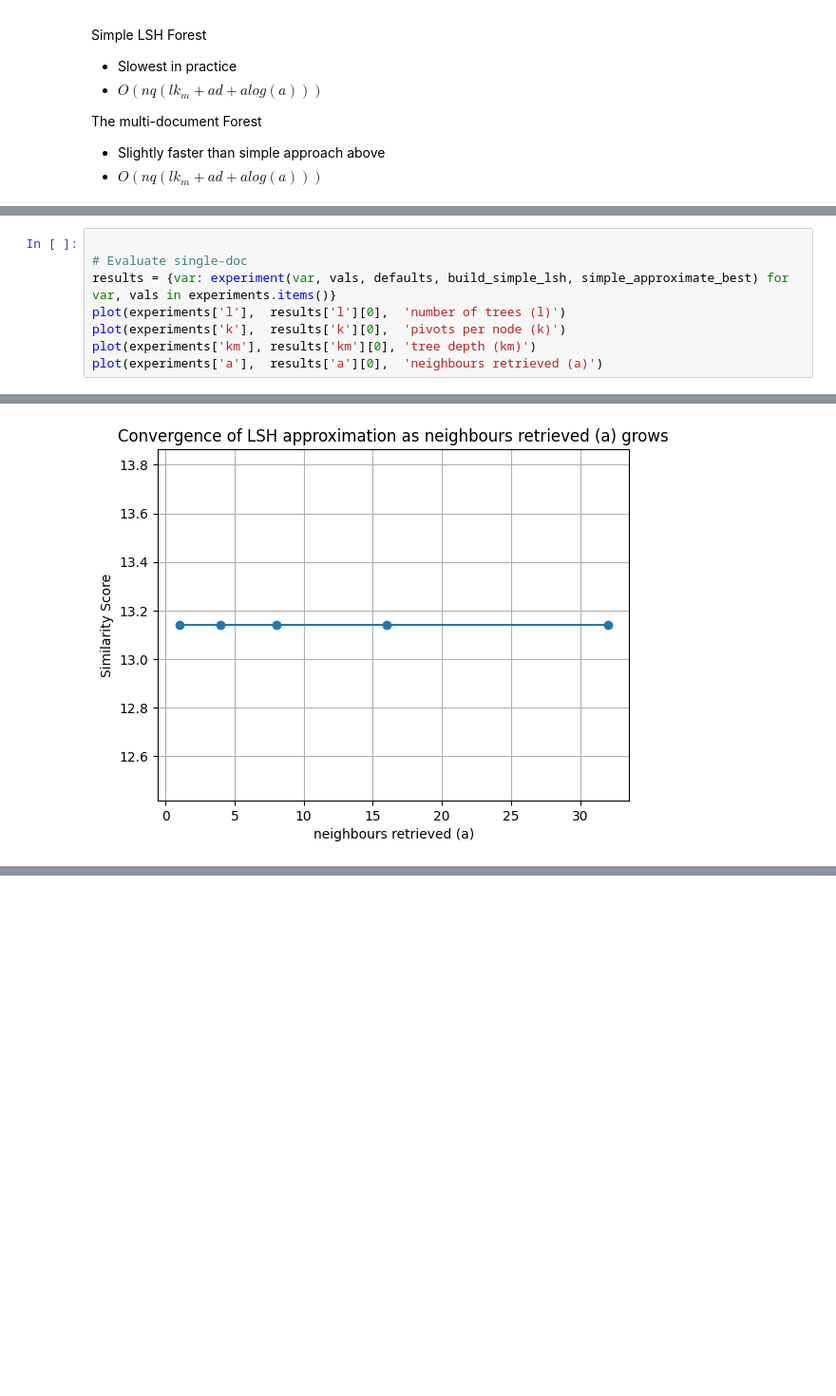
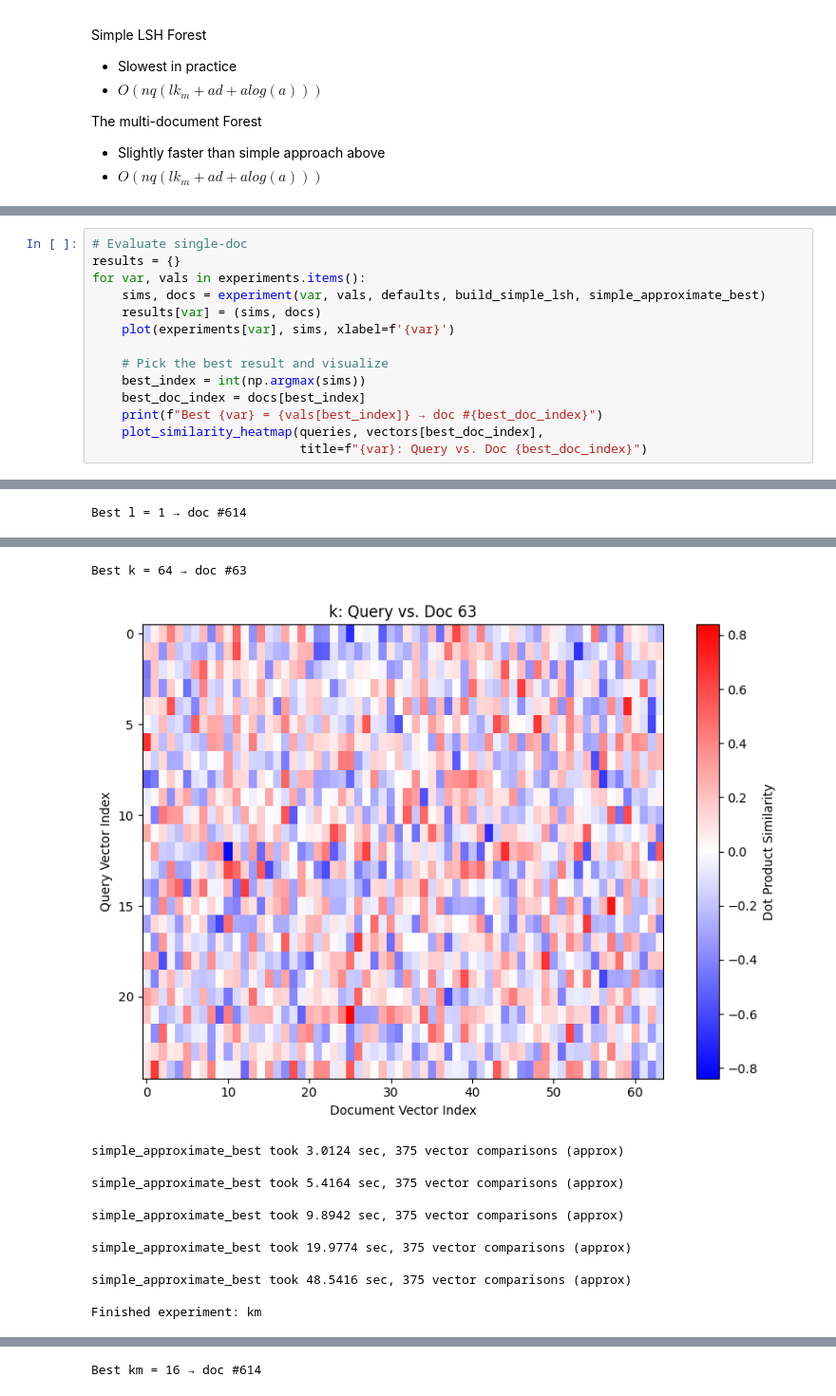
Before and after one commit to YuvalShemla/lsh-forest-for-multi-vector-retrieval, a Jupyter notebook: notebooks/chamfer_approximation.ipynb, the cells around one changed output, grey strips where cells are left out. Shown: that part at 95% size. Drawn from its saved outputs; the diff is of its cells as text; blank space fills up the shorter version.

Commit message:
added some time logs and matching heatmaps for debugging/figures

```diff
--- a/notebooks/chamfer_approximation.ipynb
+++ b/notebooks/chamfer_approximation.ipynb
@@ -140,11 +202,17 @@ print(best)
 # %% [output]
 (15.287652015686035, 63)
 # %%
+# Evaluate single-doc
+results = {}
+for var, vals in experiments.items():
+    sims, docs = experiment(var, vals, defaults, build_simple_lsh, simple_approximate_best)
+    results[var] = (sims, docs)
+    plot(experiments[var], sims, xlabel=f'{var}')
 
-# Evaluate single-doc
-results = {var: experiment(var, vals, defaults, build_simple_lsh, simple_approximate_best) for var, vals in experiments.items()}
-plot(experiments['l'],  results['l'][0],  'number of trees (l)')
-plot(experiments['k'],  results['k'][0],  'pivots per node (k)')
-plot(experiments['km'], results['km'][0], 'tree depth (km)')
-plot(experiments['a'],  results['a'][0],  'neighbours retrieved (a)')
+    # Pick the best result and visualize
+    best_index = int(np.argmax(sims))
+    best_doc_index = docs[best_index]
+    print(f"Best {var} = {vals[best_index]} → doc #{best_doc_index}")
+    plot_similarity_heatmap(queries, vectors[best_doc_index],
+                            title=f"{var}: Query vs. Doc {best_doc_index}")
 # %% [output]
@@ -155,0 +231 @@ Finished experiment: a
+Best l = 1 → doc #614
@@ -158 +245,13 @@ Finished experiment: a
+Best k = 64 → doc #63
-[figure, old version]
+[figure, new version]
+simple_approximate_best took 3.0124 sec, 375 vector comparisons (approx)
+
+simple_approximate_best took 5.4164 sec, 375 vector comparisons (approx)
+
+simple_approximate_best took 9.8942 sec, 375 vector comparisons (approx)
+
+simple_approximate_best took 19.9774 sec, 375 vector comparisons (approx)
+
+simple_approximate_best took 48.5416 sec, 375 vector comparisons (approx)
+
+Finished experiment: km
@@ -158,0 +259 @@ Finished experiment: a
+Best km = 16 → doc #614
```
Also changed, not shown: parts of 4 cells of this notebook.
